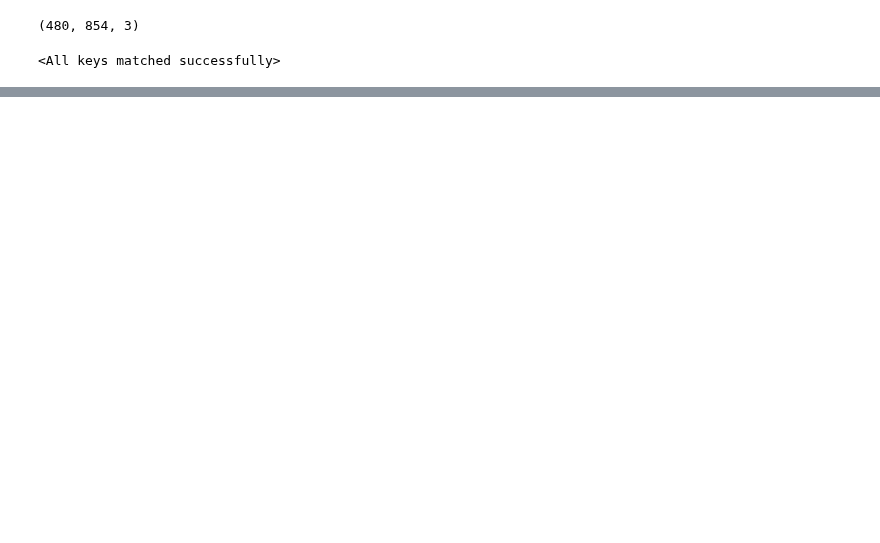
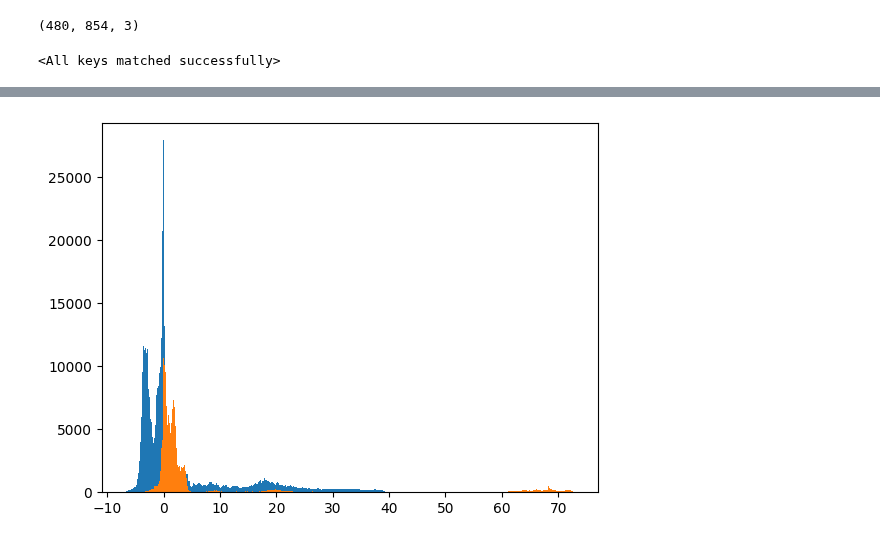
Before and after one commit to pac48/thesis_nerf, a Jupyter notebook: notebooks/nerf_optical_flow.ipynb, the cells around one changed output, grey strips where cells are left out. Drawn from its saved outputs; the diff is of its cells as text; code cells hidden in the pictures; blank space fills up the shorter version.

```diff
--- a/notebooks/nerf_optical_flow.ipynb
+++ b/notebooks/nerf_optical_flow.ipynb
@@ -222,3 +268,9 @@ plt.imshow(vis_flow)
 #                     prop_radius_list=[-1, 1],
 #                     num_reg_refine=6,
 #                     )
+# %%
+flow.shape
+f = plt.hist(flow[:, :, 0].flatten(), bins='auto')
+f = plt.hist(flow[:, :, 1].flatten(), bins='auto')
+# %% [output]
+[figure, added]
```
Also changed, not shown: parts of 9 cells of this notebook.
